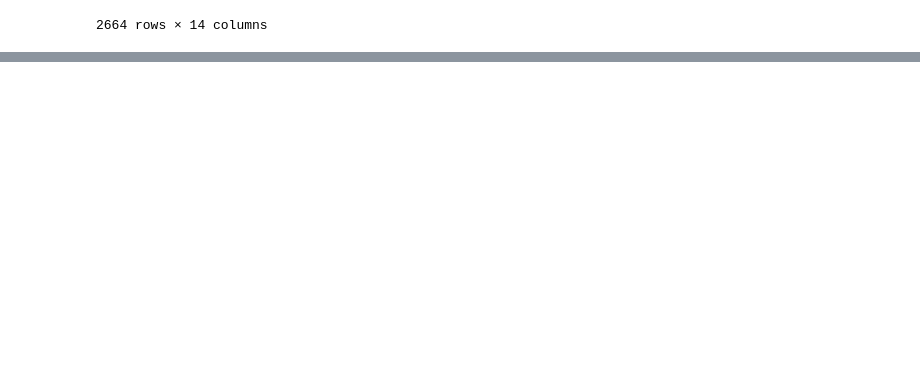
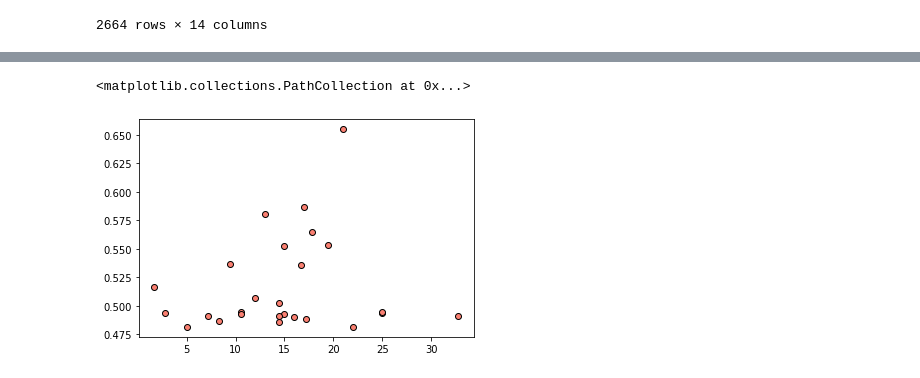
Before and after one commit to DataBerenicenz/Epsilon_Team, a Jupyter notebook: +Gaby/Spotify.ipynb, the cells around one changed output, grey strips where cells are left out. Cells and saved outputs as stored; diff of their text form; code cells hidden in the pictures; blank space fills up the shorter version.

```diff
--- a/+Gaby/Spotify.ipynb
+++ b/+Gaby/Spotify.ipynb
@@ -52,0 +71,10 @@ En qué países se escucha la música más feliz/positiva
+# %%
+target = ["Mexico", "Australia", "Argentina", "Colombia", "Chile", "Japan", "China", "Spain","Canada", "America",
+          "France", "Germany", "Russia", "Indonesia", "India", "South Africa", "Nigeria", "Belgium", "Brazil",
+          "United Kingdom", "Czech Republic", "Denmark", "Netherlands", "Greece", "Iceland", "Israel"]
+responses = []
+for country in target:
+        params={"address": country, "key":g_key}
+        base_url = "https://maps.googleapis.com/maps/api/geocode/json"
+        response = requests.get(base_url, params=params).json()
+        responses.append(response)
@@ -52,0 +89,18 @@ En qué países se escucha la música más feliz/positiva
+# %%
+max_temp = []
+capital_country = ["Mexico City", "Canberra", "Buenos Aires", "Bogota", "Santiago", "Tokio", "Beijing", "Madrid", "Ottawa",
+                   "Washington D.C.", "Paris", "Berlin", "Moscow", "Jakarta", "New Delhi", "Cape Town", "Abuja", "Brussels",
+                   "Brasilia", "London", "Prague", "Copenhagen", "Amsterdam", "Athens", "Reykjavik", "Jerusalem"]
+
+url = f"http://api.openweathermap.org/data/2.5/weather?appid={weather_api_key}&q="
+
+for city in capital_country:
+    city_url = f"{url}{city}&units=metric"
+    response = requests.get(city_url).json()
+    max_temp.append(response["main"]["temp_max"])
+# %%
+temperature_country = pd.DataFrame({"Country": target, "Avg Temp": max_temp})
+# %%
+merge_df = pd.merge(temperature_country, countries_df, right_index=True, left_index=True)
+merge_df = merge_df.drop(columns=["Country gender"])
+merge_df
@@ -52,0 +125,5 @@ En qué países se escucha la música más feliz/positiva
+# %%
+plt.scatter(merge_df["Avg Temp"],merge_df["Valence"], facecolors="salmon", edgecolor="black")
+# %% [output]
+<matplotlib.collections.PathCollection at 0x...>
+[figure, added]
```
Also changed, not shown: parts of 12 cells of this notebook, 1 other file.
